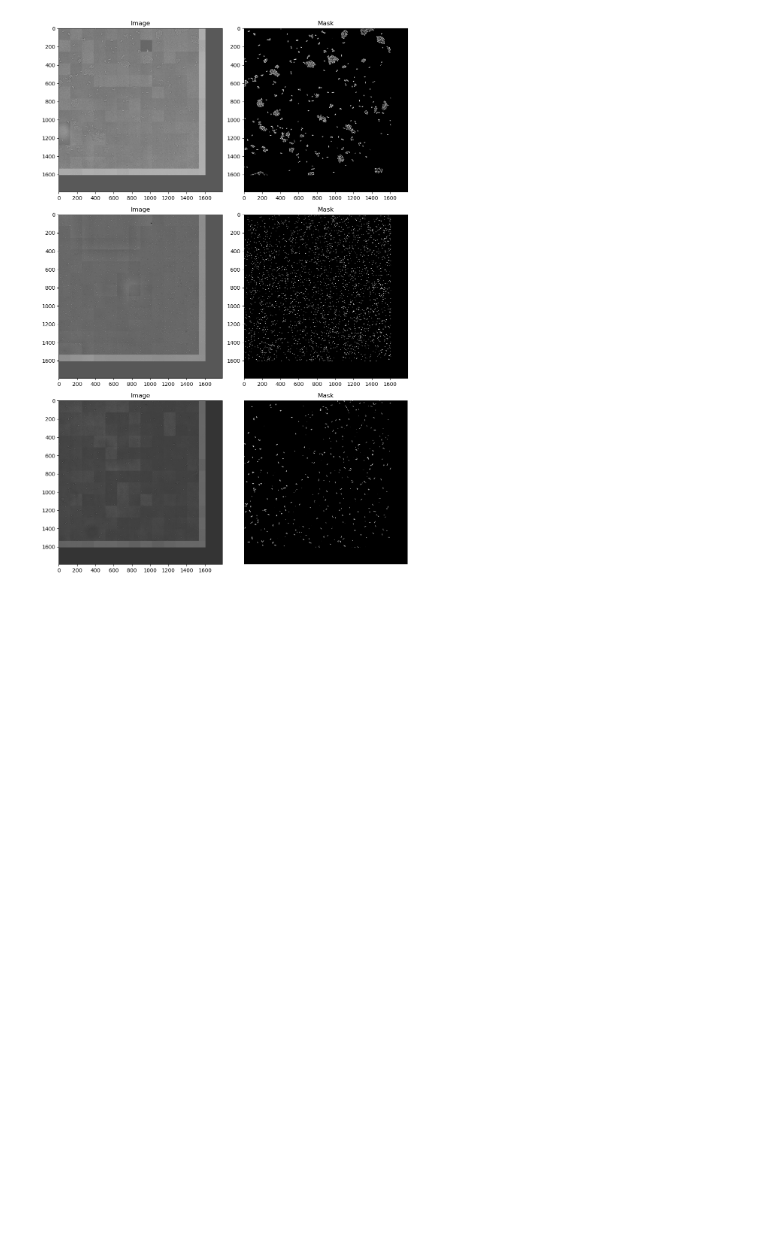
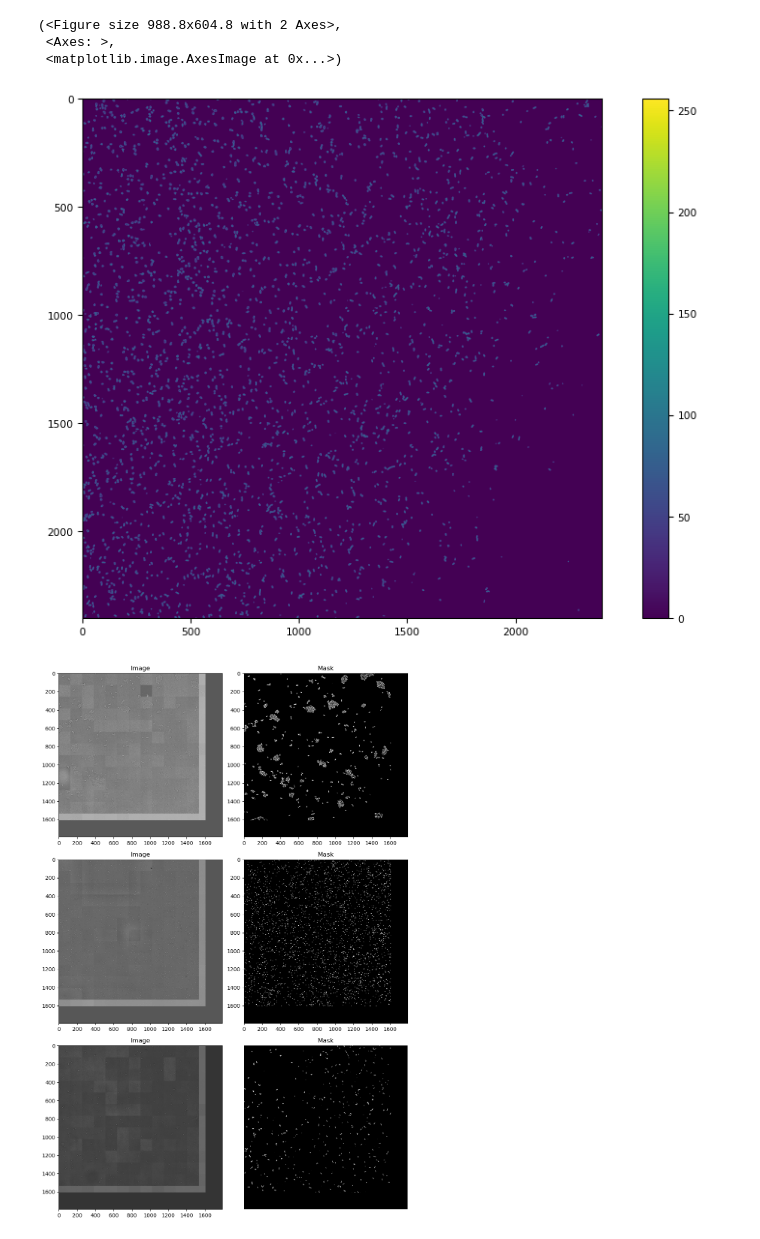
Before and after one commit to phisanti/Semantic_bac_segment, a Jupyter notebook: experiments/data_loader.ipynb, the cells around one changed output. Cells and saved outputs as stored; diff of their text form; code cells hidden in the pictures; blank space fills up the shorter version.

```diff
--- a/experiments/data_loader.ipynb
+++ b/experiments/data_loader.ipynb
@@ -27,3 +86,16 @@ validation_loader = DataLoader(val_dataset, batch_size=10, collate_fn=collate_fn
+# %%
+import cv2
+edges = cv2.Canny(cv2.convertScaleAbs(img), 100, 200)
+
+path = os.path.expanduser("~/Desktop/edges.png")
+tifffile.imsave(path, edges)
+
+tifffile.imshow(edges)
+# %% [output]
+(<Figure size 988.8x604.8 with 2 Axes>,
+ <Axes: >,
+ <matplotlib.image.AxesImage at 0x...>)
+[figure, added]
 # %%
 import math
 def simple_stich(image, patch_size=128):
```
Also changed, not shown: parts of 2 cells of this notebook, 11 other files.
